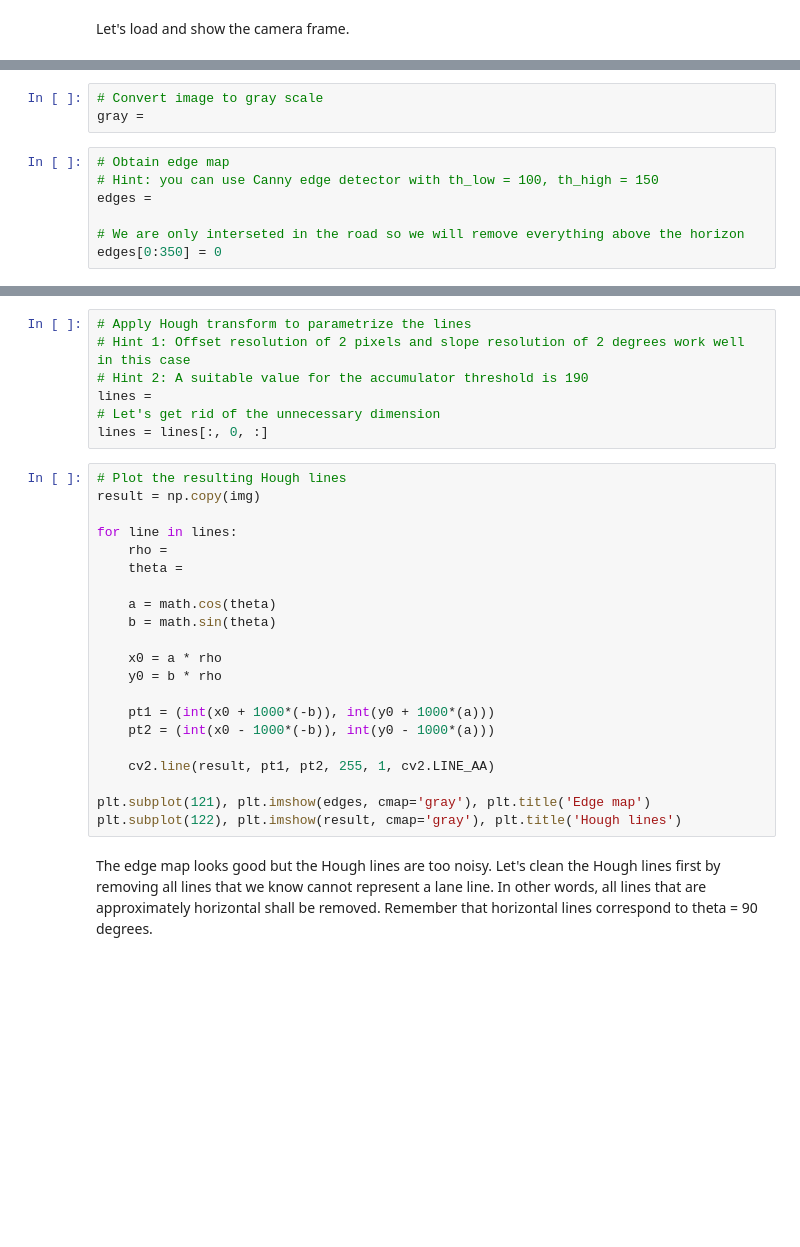
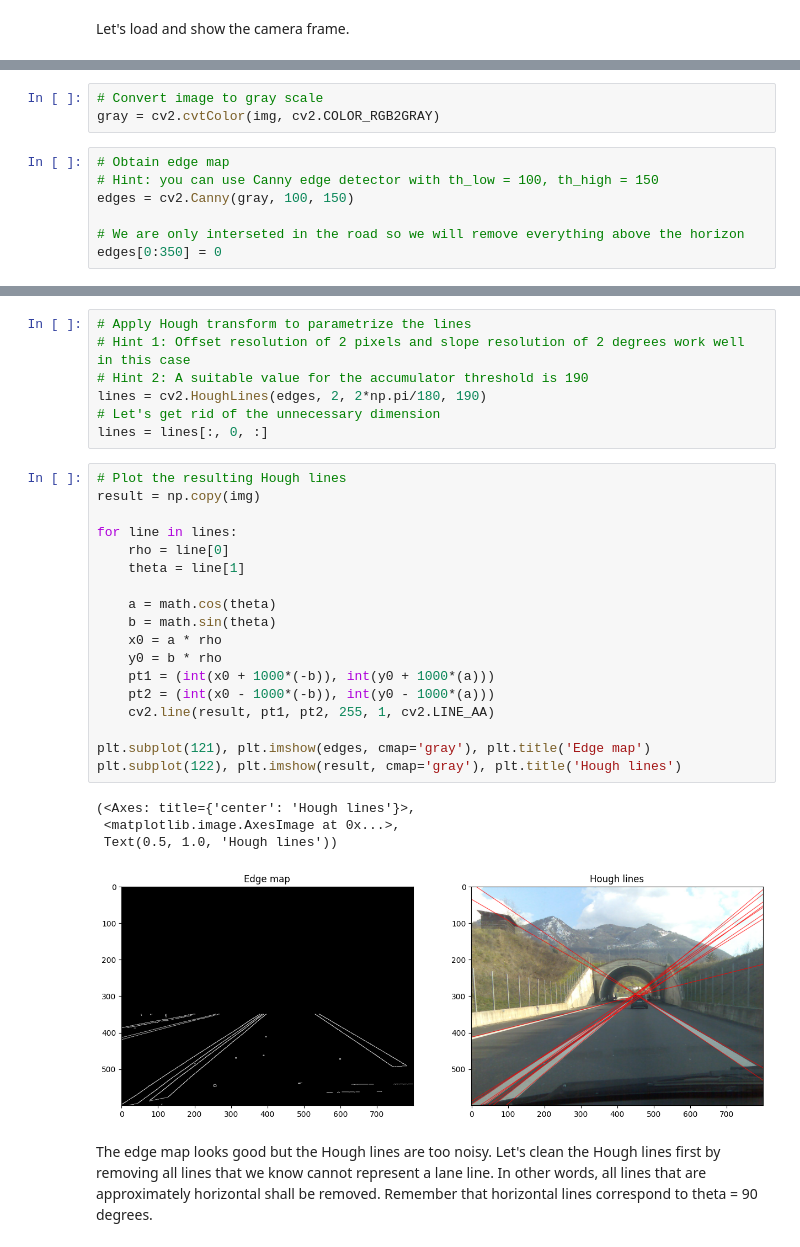
Before and after one commit to ufuran/mywork__r_d, a Jupyter notebook: lesson_4/homework/Homework.ipynb, the cells around one changed output, grey strips where cells are left out. Cells and saved outputs as stored; diff of their text form; blank space fills up the shorter version.

```diff
--- a/lesson_4/homework/Homework.ipynb
+++ b/lesson_4/homework/Homework.ipynb
@@ -21,10 +24,10 @@ plt.imshow(img)
 # %%
 # Convert image to gray scale
-gray =
+gray = cv2.cvtColor(img, cv2.COLOR_RGB2GRAY)
 # %%
 # Obtain edge map
 # Hint: you can use Canny edge detector with th_low = 100, th_high = 150
-edges =
+edges = cv2.Canny(gray, 100, 150)
 
 # We are only interseted in the road so we will remove everything above the horizon
 edges[0:350] = 0
@@ -36,30 +44,32 @@ plt.subplot(122), plt.imshow(edges, cmap='gray'), plt.title('Edge map')
 # Apply Hough transform to parametrize the lines
 # Hint 1: Offset resolution of 2 pixels and slope resolution of 2 degrees work well in this case
 # Hint 2: A suitable value for the accumulator threshold is 190
-lines =
+lines = cv2.HoughLines(edges, 2, 2*np.pi/180, 190)
 # Let's get rid of the unnecessary dimension
 lines = lines[:, 0, :]
 # %%
 # Plot the resulting Hough lines
 result = np.copy(img)
 
 for line in lines:
-    rho =
-    theta =
+    rho = line[0]
+    theta = line[1]
 
     a = math.cos(theta)
     b = math.sin(theta)
-
     x0 = a * rho
     y0 = b * rho
-
     pt1 = (int(x0 + 1000*(-b)), int(y0 + 1000*(a)))
     pt2 = (int(x0 - 1000*(-b)), int(y0 - 1000*(a)))
-
     cv2.line(result, pt1, pt2, 255, 1, cv2.LINE_AA)
 
 plt.subplot(121), plt.imshow(edges, cmap='gray'), plt.title('Edge map')
 plt.subplot(122), plt.imshow(result, cmap='gray'), plt.title('Hough lines')
+# %% [output]
+(<Axes: title={'center': 'Hough lines'}>,
+ <matplotlib.image.AxesImage at 0x...>,
+ Text(0.5, 1.0, 'Hough lines'))
+[figure, added]
 # %% [markdown]
 The edge map looks good but the Hough lines are too noisy. Let's clean the Hough lines first by removing all lines that we know cannot represent a lane line. In other words, all lines that are approximately horizontal shall be removed. Remember that horizontal lines correspond to theta = 90 degrees.
 # %%
```
Also changed, not shown: parts of 8 cells of this notebook.
